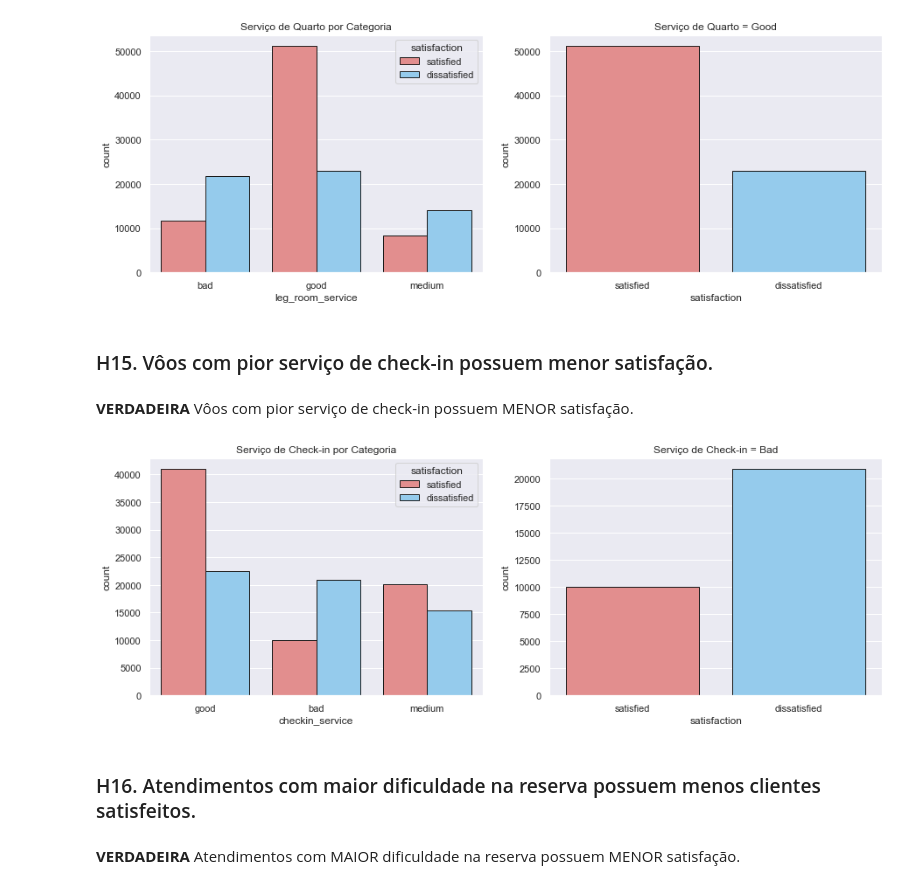
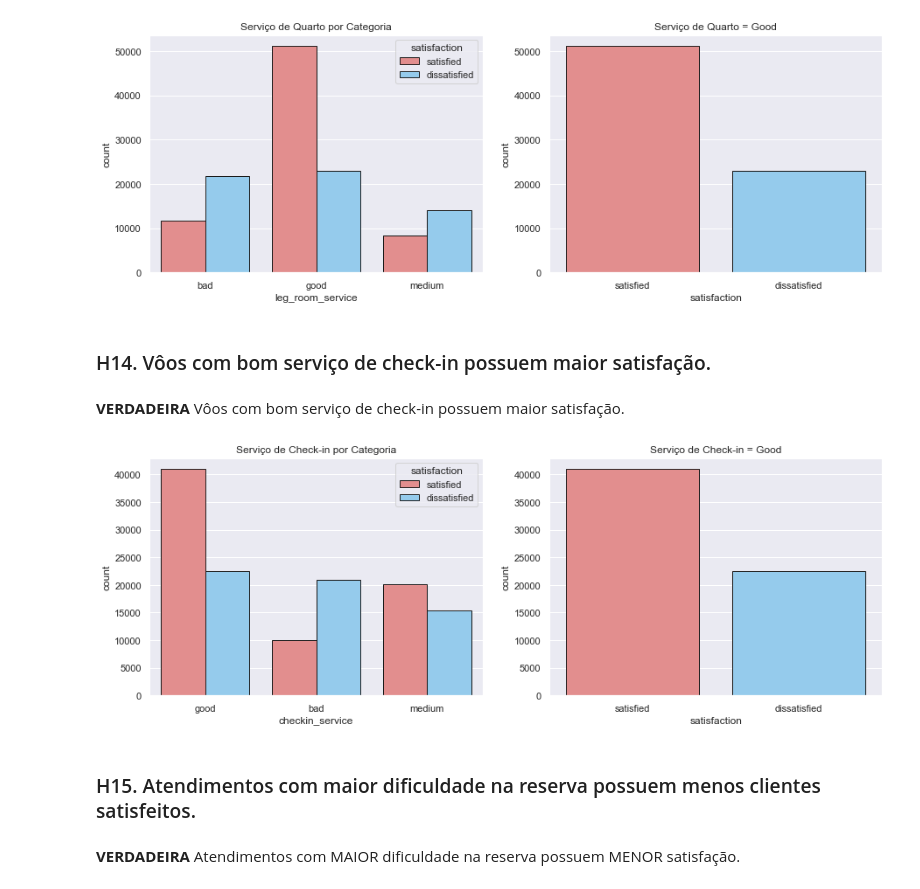
Before and after one commit to Jhonatanslopes/Airline-Customer-Satisfaction, a Jupyter notebook: analysis_satisfaction.ipynb, the cells around one changed output. Cells and saved outputs as stored; diff of their text form; code cells hidden in the pictures.

```diff
--- a/analysis_satisfaction.ipynb
+++ b/analysis_satisfaction.ipynb
@@ -765,23 +744,23 @@ plt.title('Serviço de Quarto = Good');
 # %% [output]
 [figure]
 # %% [markdown]
-### H15. Vôos com pior serviço de check-in possuem menor satisfação.
+### H14. Vôos com bom serviço de check-in possuem maior satisfação.
 # %% [markdown]
-**VERDADEIRA** Vôos com pior serviço de check-in possuem MENOR satisfação.
+**VERDADEIRA** Vôos com bom serviço de check-in possuem maior satisfação.
 # %%
 plt.figure(figsize=(15, 5))
 plt.subplot(1, 2, 1)
 sns.countplot(x='checkin_service', data=data, hue=data['satisfaction'], palette=paleta2, ec='k')
 plt.title('Serviço de Check-in por Categoria')
 
 plt.subplot(1, 2, 2)
-filter_h6 = data[data['checkin_service'] == 'bad']
-sns.countplot(x='satisfaction', data=filter_h6, palette=paleta2, ec='k')
-plt.title('Serviço de Check-in = Bad');
+filter_h14 = data[data['checkin_service'] == 'good']
+sns.countplot(x='satisfaction', data=filter_h14, palette=paleta2, ec='k')
+plt.title('Serviço de Check-in = Good');
 # %% [output]
-[figure, old version]
+[figure, new version]
 # %% [markdown]
-### H16. Atendimentos com maior dificuldade na reserva possuem menos clientes satisfeitos.
+### H15. Atendimentos com maior dificuldade na reserva possuem menos clientes satisfeitos.
 # %% [markdown]
 **VERDADEIRA** Atendimentos com MAIOR dificuldade na reserva possuem MENOR satisfação.
 # %%
```
Also changed, not shown: parts of 40 cells of this notebook.
